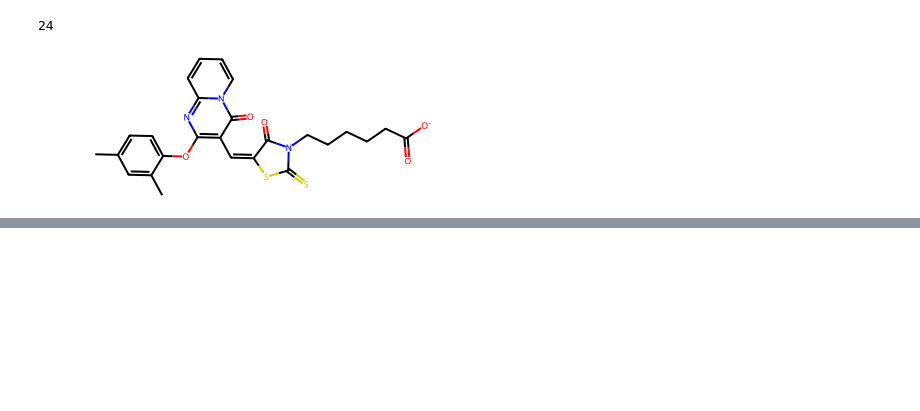
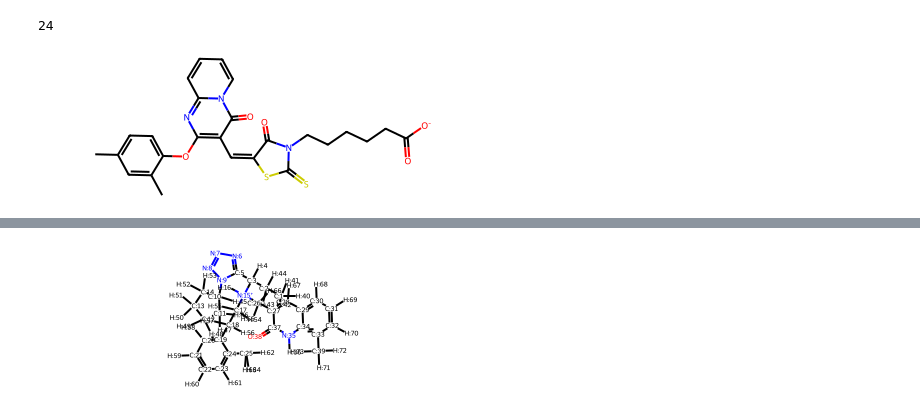
Before and after one commit to kmlefran/group_decomposition, a Jupyter notebook: Development Notebooks/100_test.ipynb, the cells around one changed output, grey strips where cells are left out. Cells and saved outputs as stored; diff of their text form; code cells hidden in the pictures; blank space fills up the shorter version.

```diff
--- a/Development Notebooks/100_test.ipynb
+++ b/Development Notebooks/100_test.ipynb
@@ -115,0 +121,4 @@ mol
+# %%
+utils.mol_from_cml('Data/DUDE_13495872_vgfr2_decoys_C29H37N6O_CIR.cml')[0]
+# %% [output]
+[figure, added]
```
Also changed, not shown: parts of 2 cells of this notebook, 2 other files.
